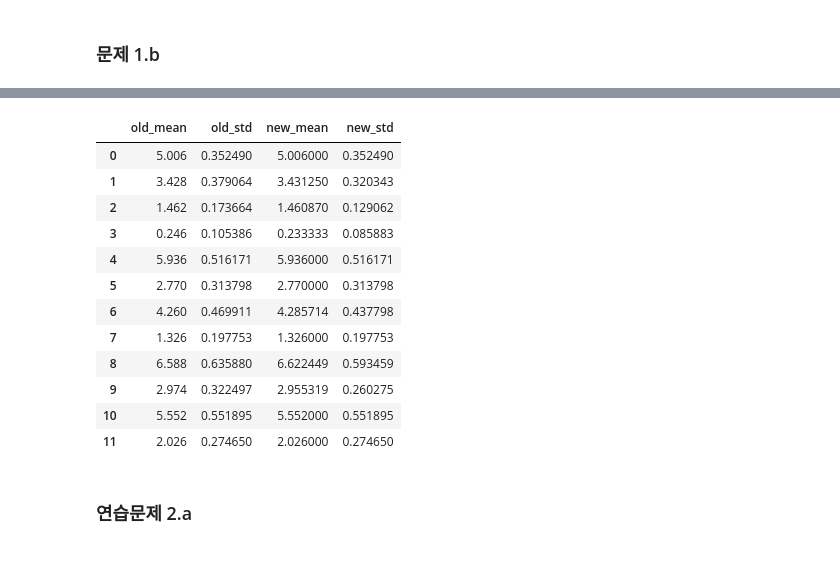
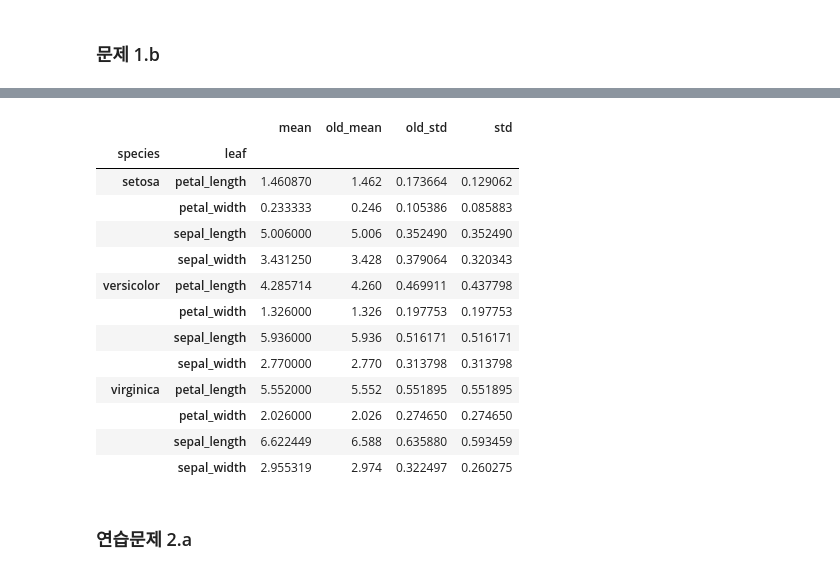
Before and after one commit to STNox/Data-Analysis, a Jupyter notebook: 03. Pandas/exercise2.ipynb, the cells around one changed output, grey strips where cells are left out. Saved outputs shown, nothing was run; the diff lists cells and outputs as text; code cells hidden in the pictures.

```diff
--- a/03. Pandas/exercise2.ipynb
+++ b/03. Pandas/exercise2.ipynb
@@ -74 +45,9 @@ pd.DataFrame(s_mean_dict, index=['setosa'])
+# %%
+old_set_stats.reset_index()
+old_ver_stats.reset_index()
+old_vir_stats.reset_index()
+tmp_old = old_set_stats.append(old_ver_stats)
+old_stats = tmp_old.append(old_vir_stats)
+old_stats = old_stats.reset_index()
+old_stats.columns = ['leaf', 'species', 'old_mean', 'old_std']
 # %%
@@ -106,24 +74,50 @@ new_std = sum(tmp_stds, [])
-# %%
-refine_iris = pd.DataFrame({
-    'old_mean': old_mean,
-    'old_std': old_std,
-    'new_mean': new_mean,
-    'new_std': new_std})
-refine_iris
-# %% [output]
-|  | old_mean | old_std | new_mean | new_std |
-| 0 | 5.006 | 0.352490 | 5.006000 | 0.352490 |
-| 1 | 3.428 | 0.379064 | 3.431250 | 0.320343 |
-| 2 | 1.462 | 0.173664 | 1.460870 | 0.129062 |
-| 3 | 0.246 | 0.105386 | 0.233333 | 0.085883 |
-| 4 | 5.936 | 0.516171 | 5.936000 | 0.516171 |
-| 5 | 2.770 | 0.313798 | 2.770000 | 0.313798 |
-| 6 | 4.260 | 0.469911 | 4.285714 | 0.437798 |
-| 7 | 1.326 | 0.197753 | 1.326000 | 0.197753 |
-| 8 | 6.588 | 0.635880 | 6.622449 | 0.593459 |
-| 9 | 2.974 | 0.322497 | 2.955319 | 0.260275 |
-| 10 | 5.552 | 0.551895 | 5.552000 | 0.551895 |
-| 11 | 2.026 | 0.274650 | 2.026000 | 0.274650 |
+# %%
+tmp = new_setosa.append(new_versicolor)
+new_iris = tmp.append(new_virginica)
+# %%
+set_stats = pd.DataFrame({
+    'species': ['setosa'] * 4,
+    'mean': new_iris[new_iris.species == 'setosa'].mean(),
+    'std': new_iris[new_iris.species == 'setosa'].std()
+})
+ver_stats = pd.DataFrame({
+    'species': ['versicolor'] * 4,
+    'mean': new_iris[new_iris.species == 'versicolor'].mean(),
+    'std': new_iris[new_iris.species == 'versicolor'].std()
+})
+vir_stats = pd.DataFrame({
+    'species': ['virginica'] * 4,
+    'mean': new_iris[new_iris.species == 'virginica'].mean(),
+    'std': new_iris[new_iris.species == 'virginica'].std()
+})
+# %%
+set_stats.reset_index()
+ver_stats.reset_index()
+vir_stats.reset_index()
+tmp_new = set_stats.append(ver_stats)
+stats = tmp_new.append(vir_stats)
+stats = stats.reset_index()
+stats.columns = ['leaf', 'species', 'mean', 'std']
+# %%
+iris_stats = old_stats
+iris_stats['mean'] = stats['mean']
+iris_stats['std'] = stats['std']
+iris_stats.pivot_table(['old_mean', 'old_std', 'mean', 'std'], ['species', 'leaf'])
+# %% [output]
+|  |  | mean | old_mean | old_std | std |
+| species | leaf |  |  |  |  |
+| setosa | petal_length | 1.460870 | 1.462 | 0.173664 | 0.129062 |
+|  | petal_width | 0.233333 | 0.246 | 0.105386 | 0.085883 |
+|  | sepal_length | 5.006000 | 5.006 | 0.352490 | 0.352490 |
+|  | sepal_width | 3.431250 | 3.428 | 0.379064 | 0.320343 |
+| versicolor | petal_length | 4.285714 | 4.260 | 0.469911 | 0.437798 |
+|  | petal_width | 1.326000 | 1.326 | 0.197753 | 0.197753 |
+|  | sepal_length | 5.936000 | 5.936 | 0.516171 | 0.516171 |
+|  | sepal_width | 2.770000 | 2.770 | 0.313798 | 0.313798 |
+| virginica | petal_length | 5.552000 | 5.552 | 0.551895 | 0.551895 |
+|  | petal_width | 2.026000 | 2.026 | 0.274650 | 0.274650 |
+|  | sepal_length | 6.622449 | 6.588 | 0.635880 | 0.593459 |
+|  | sepal_width | 2.955319 | 2.974 | 0.322497 | 0.260275 |
 # %% [markdown]
 ### 연습문제 2.a
 # %%
```
Also changed, not shown: parts of 10 cells of this notebook, 1 other file.
